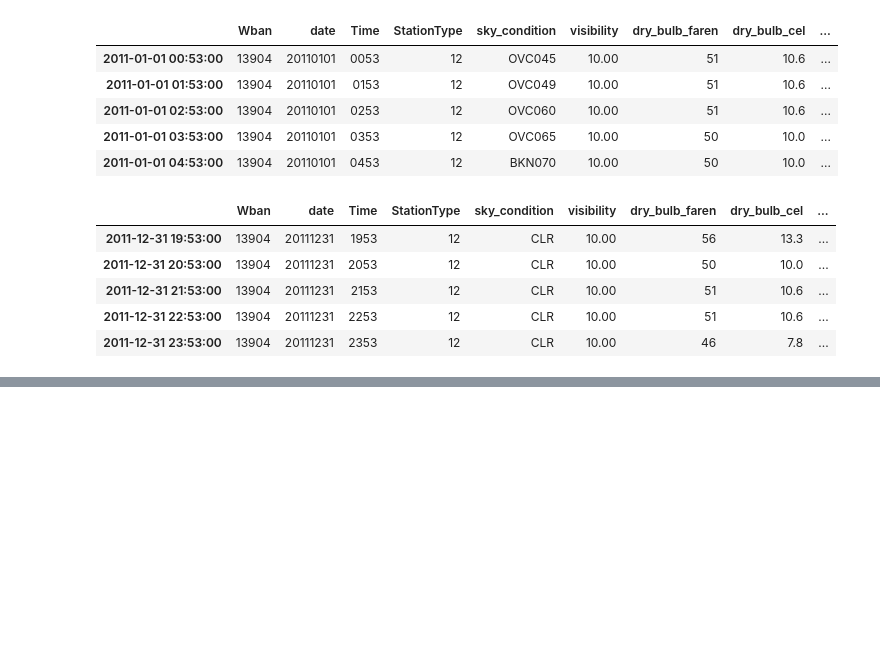
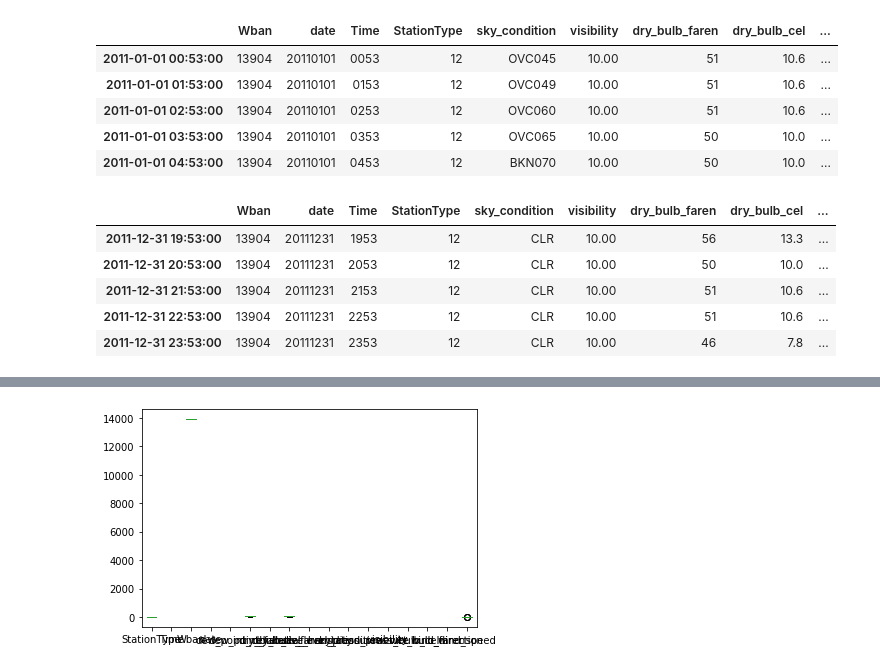
Before and after one commit to SurajKande/python-pandas, a Jupyter notebook: time_series_case_study_austin_weather.ipynb, the cells around one changed output, grey strips where cells are left out. Cells and saved outputs as stored; diff of their text form; code cells hidden in the pictures; blank space fills up the shorter version.

```diff
--- a/time_series_case_study_austin_weather.ipynb
+++ b/time_series_case_study_austin_weather.ipynb
@@ -307,0 +480,3 @@ data_frame_2011.tail()
+# %%
+# checking max temperature of sunny days in 2011
+sunny_days_2011 = data_frame_2011[data_frame_2011['sky_condition'] == 'CLR']
@@ -307,0 +628,2 @@ data_frame_2011.tail()
+# %%
+sunny_days_2011_daily_hours = sunny_days_2011.resample('D').sum()
@@ -307,0 +639,2 @@ data_frame_2011.tail()
+# %%
+sunny_days_2011_daily_total_hours = sunny_days_2011.resample('D').count()
@@ -307,0 +650,2 @@ data_frame_2011.tail()
+# %%
+sunny_fraction = sunny_days_2011_daily_hours / sunny_days_2011_daily_total_hours
@@ -307,0 +661,5 @@ data_frame_2011.tail()
+# %%
+sunny_fraction.plot(kind='box')
+plt.show()
+# %% [output]
+[figure, added]
```
Also changed, not shown: parts of 53 cells of this notebook.
